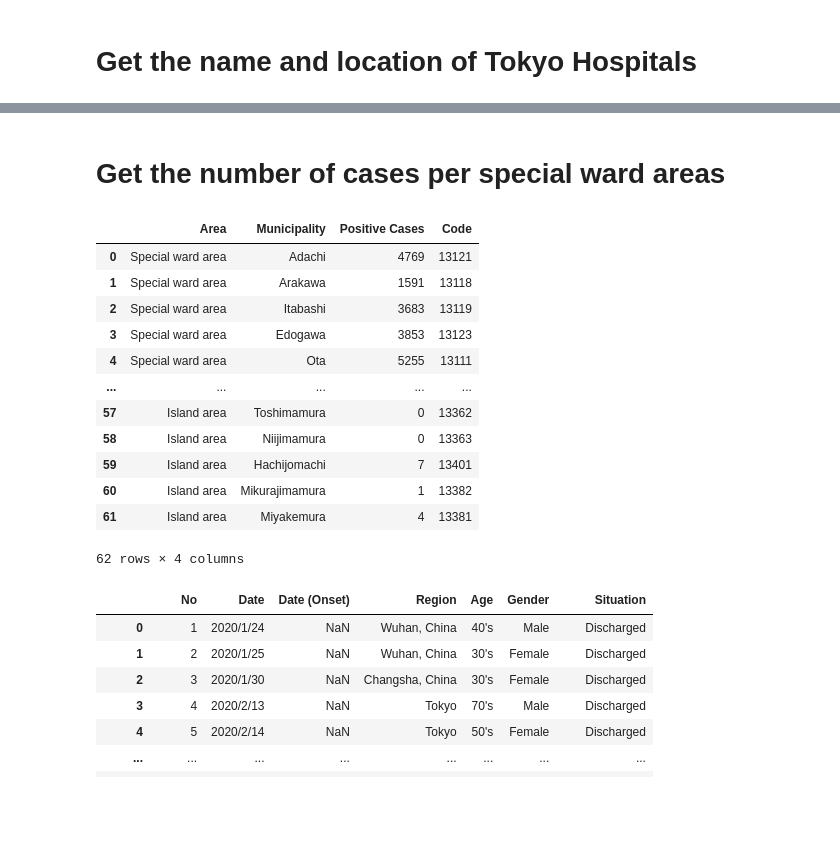
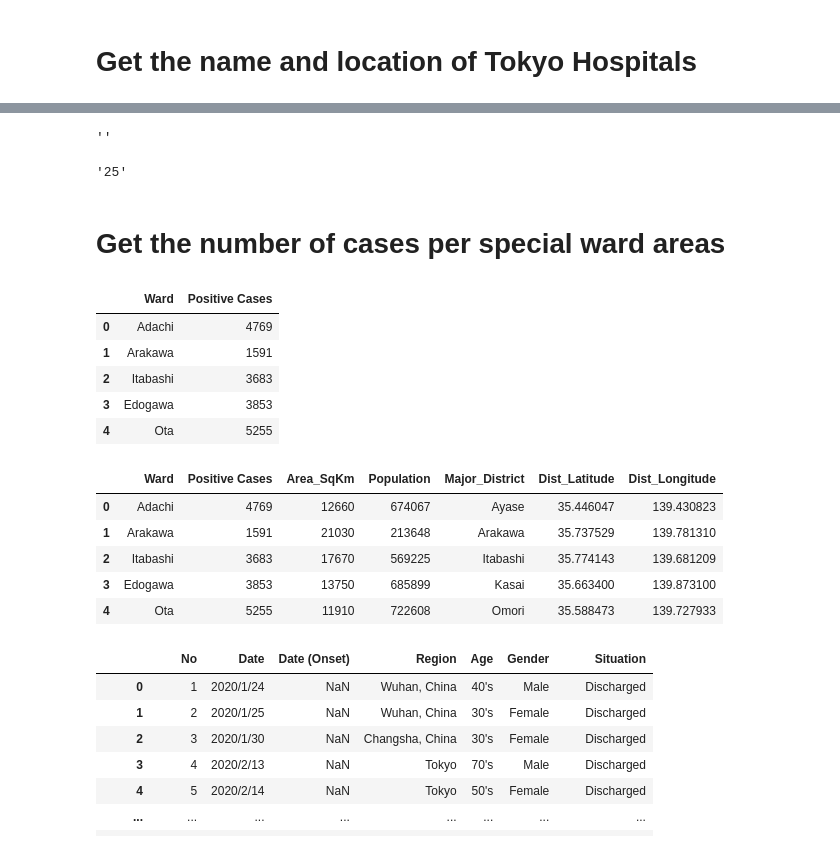
Before and after one commit to tientea/Coursera_Capstone, a Jupyter notebook: Battle of Neighborhoods/Tokyo_hospital_beds.ipynb, the cells around one changed output, grey strips where cells are left out. Drawn from its saved outputs; the diff is of its cells as text; code cells hidden in the pictures; blank space fills up the shorter version.

```diff
--- a/Battle of Neighborhoods/Tokyo_hospital_beds.ipynb
+++ b/Battle of Neighborhoods/Tokyo_hospital_beds.ipynb
@@ -209,23 +268,44 @@ print((hospital_name))
+# %%
+#Separate wards name within address
+whitelist = set(['Minato-ku','Minato-Ku','Ota-Ku','Shinjuku-ku','Minato','Mitaka','Bunkyo-ku','Bunkyo','Chou-ku','Suginami-Ku','Shinagawaku'
+            ,'Minatoku'])
+''.join([wards for wards in hospital_address if wards in whitelist])
+# %% [output]
+''
+# %%
+value = '123456'
+whitelist = set('25')
+''.join([c for c in value if c in whitelist])
+# %% [output]
+'25'
 # %% [markdown]
 <h1> Get the number of cases per special ward areas
 # %%
 tokyo_cases = pd.read_csv('tokyo_cases_byarea.csv')
 tokyo_patients = pd.read_csv('tokyo_covid19_patients.csv')
-tokyo_cases
+#Get special wards areas only
+tokyo_cases = tokyo_cases.iloc[0:23]
+tokyo_cases = tokyo_cases.drop(['Code','Area'],axis = 1)
+tokyo_cases = tokyo_cases.rename(columns = {"Municipality":"Ward"})
+tokyo_cases.head(5)
 # %% [output]
-|  | Area | Municipality | Positive Cases | Code |
-| 0 | Special ward area | Adachi | 4769 | 13121 |
-| 1 | Special ward area | Arakawa | 1591 | 13118 |
-| 2 | Special ward area | Itabashi | 3683 | 13119 |
-| 3 | Special ward area | Edogawa | 3853 | 13123 |
-| 4 | Special ward area | Ota | 5255 | 13111 |
-| ... | ... | ... | ... | ... |
-| 57 | Island area | Toshimamura | 0 | 13362 |
-| 58 | Island area | Niijimamura | 0 | 13363 |
-| 59 | Island area | Hachijomachi | 7 | 13401 |
-| 60 | Island area | Mikurajimamura | 1 | 13382 |
-| 61 | Island area | Miyakemura | 4 | 13381 |
+|  | Ward | Positive Cases |
+| 0 | Adachi | 4769 |
+| 1 | Arakawa | 1591 |
+| 2 | Itabashi | 3683 |
+| 3 | Edogawa | 3853 |
+| 4 | Ota | 5255 |
-62 rows × 4 columns
+# %%
+#Merge population table with cases-per-ward table
+Tokyo_df_edited = pd.merge(tokyo_cases,Tokyo_df,how="left",on="Ward")
+Tokyo_df_edited.head(5)
+# %% [output]
+|  | Ward | Positive Cases | Area_SqKm | Population | Major_District | Dist_Latitude | Dist_Longitude |
+| 0 | Adachi | 4769 | 12660 | 674067 | Ayase | 35.446047 | 139.430823 |
+| 1 | Arakawa | 1591 | 21030 | 213648 | Arakawa | 35.737529 | 139.781310 |
+| 2 | Itabashi | 3683 | 17670 | 569225 | Itabashi | 35.774143 | 139.681209 |
+| 3 | Edogawa | 3853 | 13750 | 685899 | Kasai | 35.663400 | 139.873100 |
+| 4 | Ota | 5255 | 11910 | 722608 | Omori | 35.588473 | 139.727933 |
 # %%
 tokyo_patients
 # %% [output]
```
Also changed, not shown: parts of 11 cells of this notebook.
